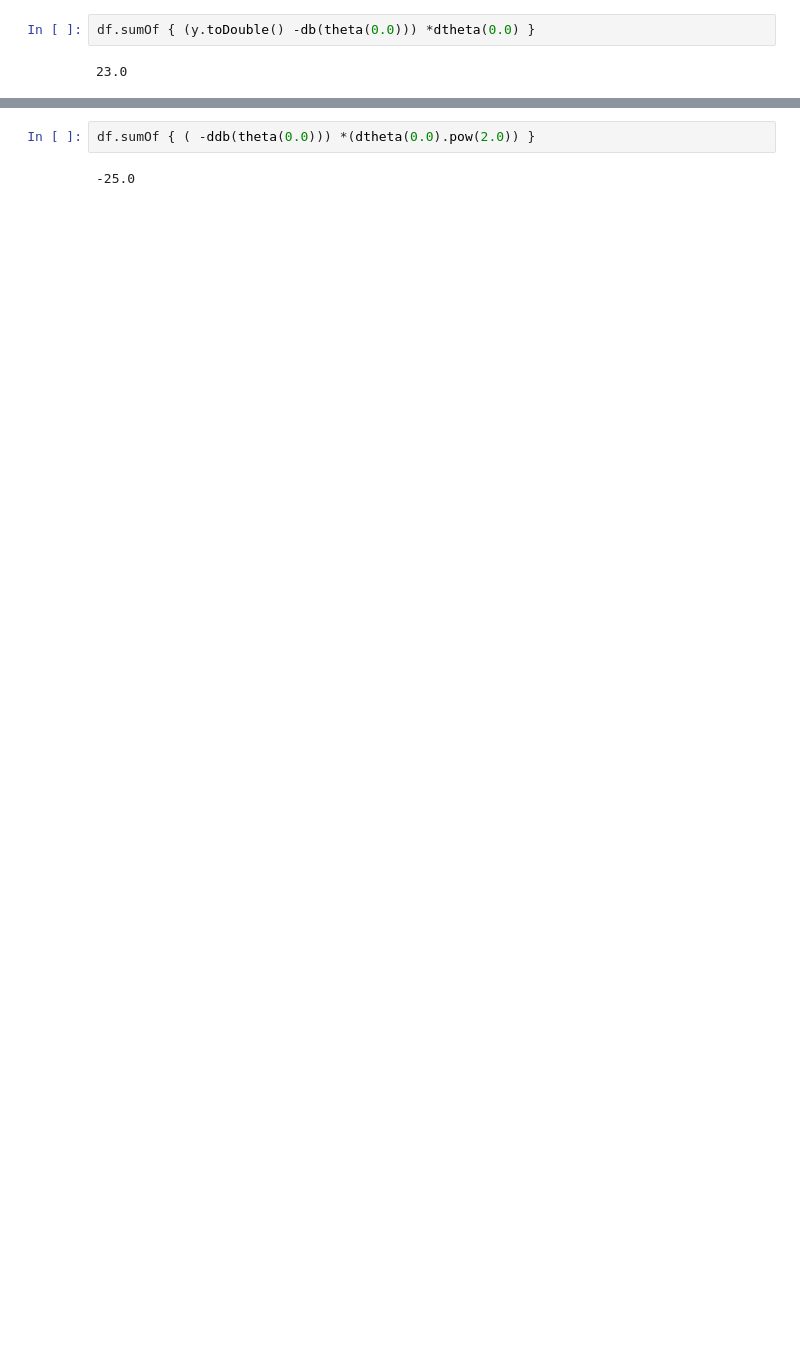
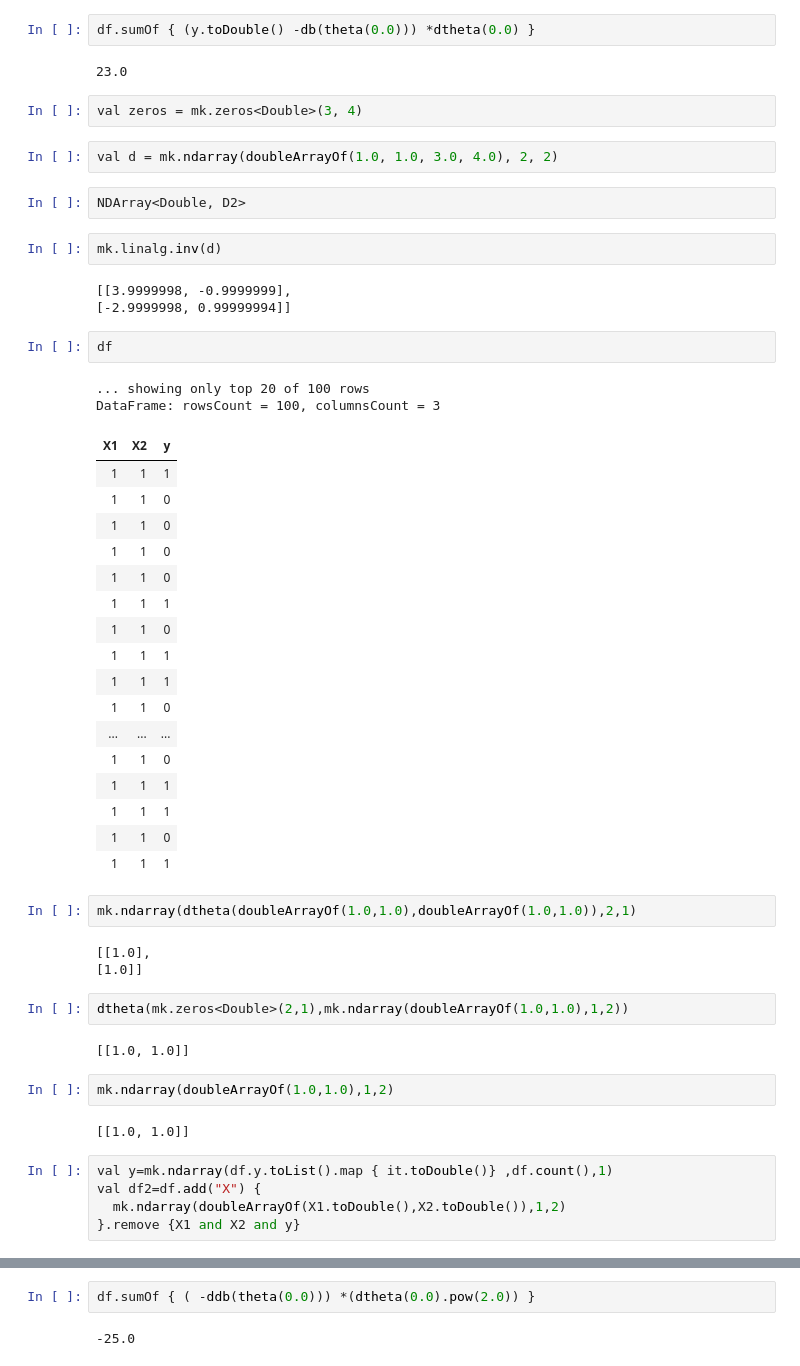
Before and after one commit to LeonidBresjnev/GeneralLinearModel, a Jupyter notebook: glm.ipynb, the cells around one changed output, grey strips where cells are left out. Saved outputs shown, nothing was run; the diff lists cells and outputs as text; blank space fills up the shorter version.

```diff
--- a/glm.ipynb
+++ b/glm.ipynb
@@ -68,3 +63,54 @@ theta(0.0)
 df.sumOf { (y.toDouble() -db(theta(0.0))) *dtheta(0.0) }
 # %% [output]
 23.0
+# %%
+val zeros = mk.zeros<Double>(3, 4)
+# %%
+val d = mk.ndarray(doubleArrayOf(1.0, 1.0, 3.0, 4.0), 2, 2)
+# %%
+NDArray<Double, D2>
+# %%
+mk.linalg.inv(d)
+# %% [output]
+[[3.9999998, -0.9999999],
+[-2.9999998, 0.99999994]]
+# %%
+df
+# %% [output]
+... showing only top 20 of 100 rows
+DataFrame: rowsCount = 100, columnsCount = 3
+| X1 | X2 | y |
+| 1 | 1 | 1 |
+| 1 | 1 | 0 |
+| 1 | 1 | 0 |
+| 1 | 1 | 0 |
+| 1 | 1 | 0 |
+| 1 | 1 | 1 |
+| 1 | 1 | 0 |
+| 1 | 1 | 1 |
+| 1 | 1 | 1 |
+| 1 | 1 | 0 |
+| ... | ... | ... |
+| 1 | 1 | 0 |
+| 1 | 1 | 1 |
+| 1 | 1 | 1 |
+| 1 | 1 | 0 |
+| 1 | 1 | 1 |
+# %%
+mk.ndarray(dtheta(doubleArrayOf(1.0,1.0),doubleArrayOf(1.0,1.0)),2,1)
+# %% [output]
+[[1.0],
+[1.0]]
+# %%
+dtheta(mk.zeros<Double>(2,1),mk.ndarray(doubleArrayOf(1.0,1.0),1,2))
+# %% [output]
+[[1.0, 1.0]]
+# %%
+mk.ndarray(doubleArrayOf(1.0,1.0),1,2)
+# %% [output]
+[[1.0, 1.0]]
+# %%
+val y=mk.ndarray(df.y.toList().map { it.toDouble()} ,df.count(),1)
+val df2=df.add("X") {
+  mk.ndarray(doubleArrayOf(X1.toDouble(),X2.toDouble()),1,2)
+}.remove {X1 and X2 and y}
```
Also changed, not shown: parts of 16 cells of this notebook.
